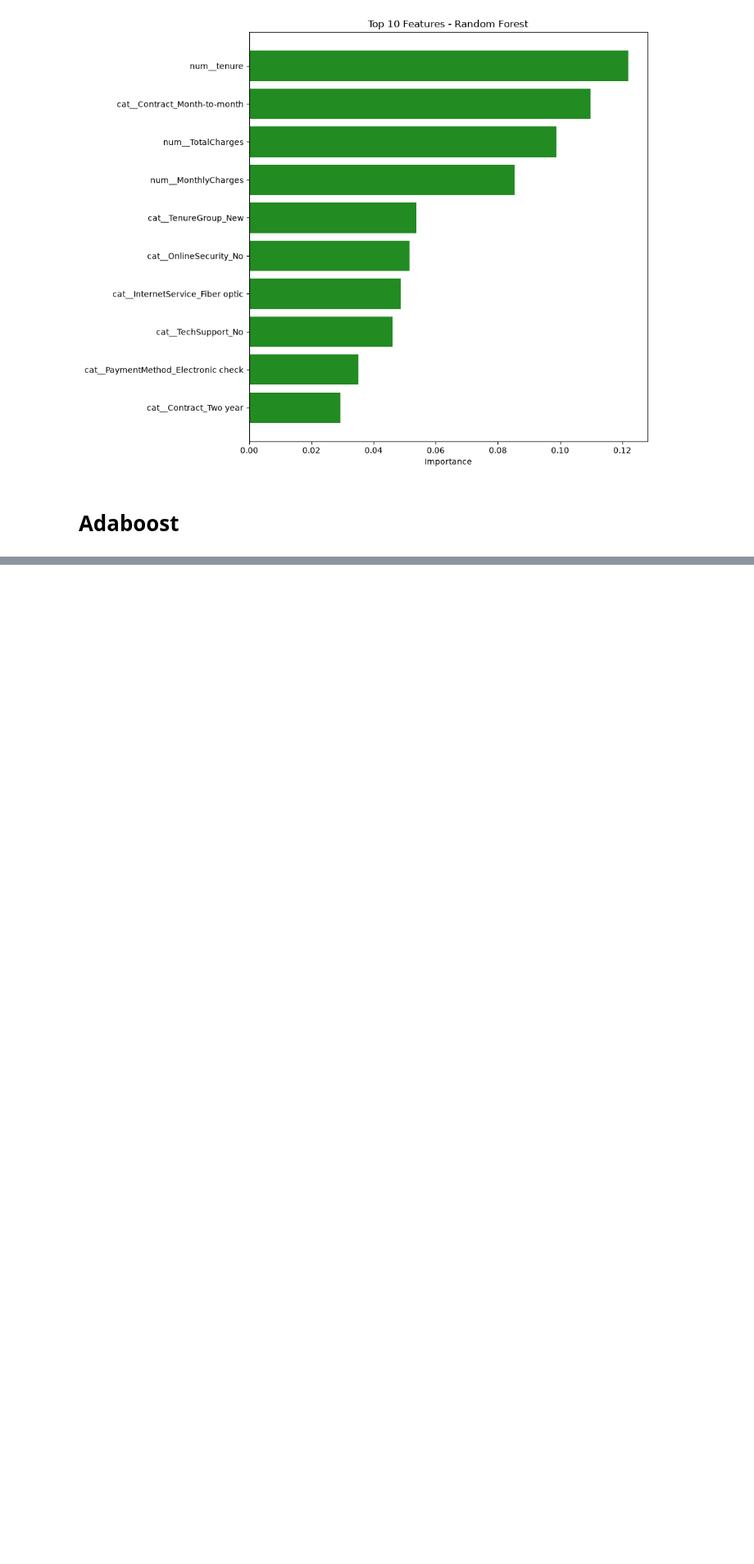
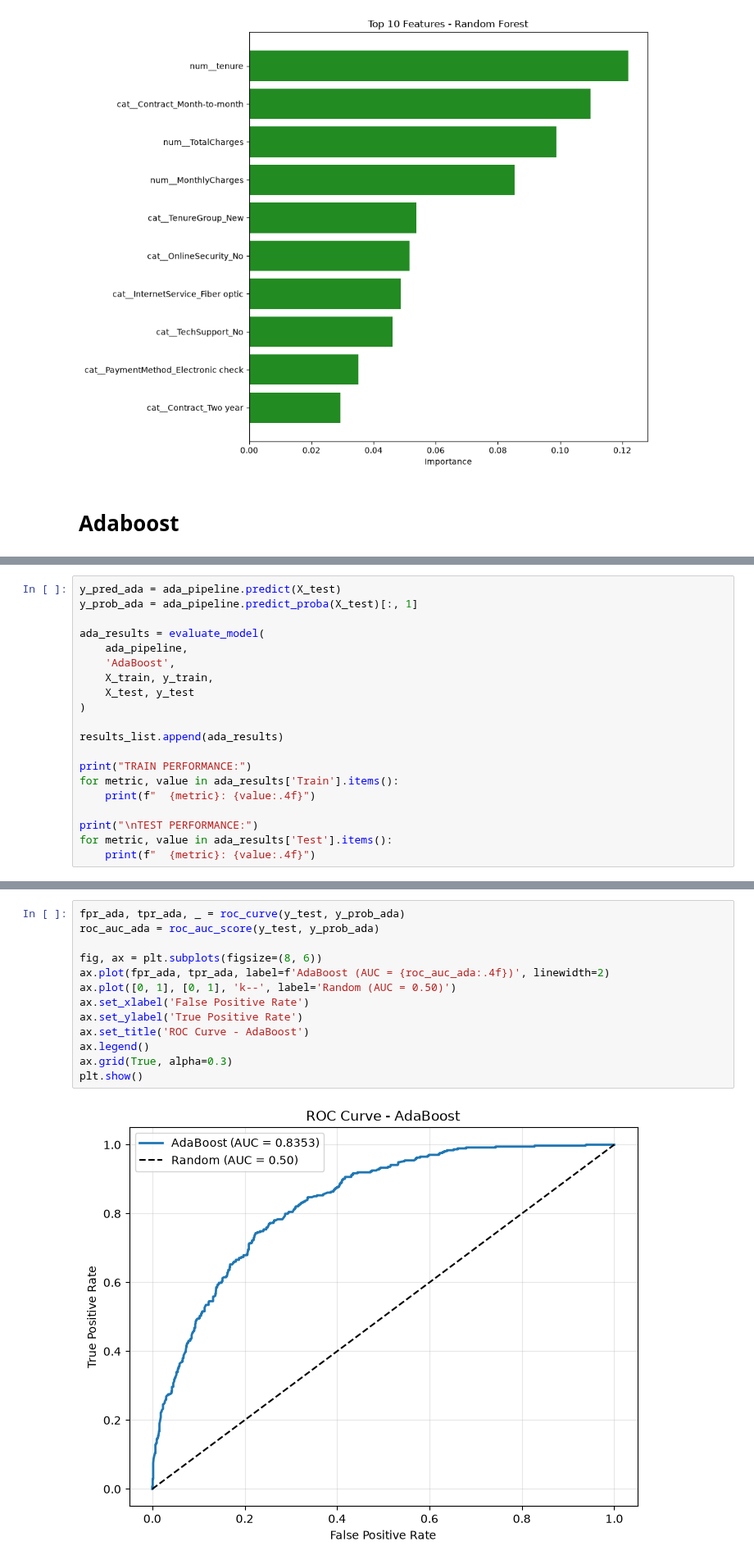
Before and after one commit to SanghviNishank/Customer-Churn-Prediction, a Jupyter notebook: CustomerFinal.ipynb, the cells around one changed output, grey strips where cells are left out. Shown at 82% size. Cells and saved outputs as stored; diff of their text form; blank space fills up the shorter version.

```diff
--- a/CustomerFinal.ipynb
+++ b/CustomerFinal.ipynb
@@ -2636,0 +2662,20 @@ TOP 10 FEATURES - RANDOM FOREST
+# %%
+y_pred_ada = ada_pipeline.predict(X_test)
+y_prob_ada = ada_pipeline.predict_proba(X_test)[:, 1]
+
+ada_results = evaluate_model(
+    ada_pipeline,
+    'AdaBoost',
+    X_train, y_train,
+    X_test, y_test
+)
+
+results_list.append(ada_results)
+
+print("TRAIN PERFORMANCE:")
+for metric, value in ada_results['Train'].items():
+    print(f"  {metric}: {value:.4f}")
+
+print("\nTEST PERFORMANCE:")
+for metric, value in ada_results['Test'].items():
+    print(f"  {metric}: {value:.4f}")
@@ -2636,0 +2798,15 @@ TOP 10 FEATURES - RANDOM FOREST
+# %%
+fpr_ada, tpr_ada, _ = roc_curve(y_test, y_prob_ada)
+roc_auc_ada = roc_auc_score(y_test, y_prob_ada)
+
+fig, ax = plt.subplots(figsize=(8, 6))
+ax.plot(fpr_ada, tpr_ada, label=f'AdaBoost (AUC = {roc_auc_ada:.4f})', linewidth=2)
+ax.plot([0, 1], [0, 1], 'k--', label='Random (AUC = 0.50)')
+ax.set_xlabel('False Positive Rate')
+ax.set_ylabel('True Positive Rate')
+ax.set_title('ROC Curve - AdaBoost')
+ax.legend()
+ax.grid(True, alpha=0.3)
+plt.show()
+# %% [output]
+[figure, added]
```
Also changed, not shown: parts of 44 cells of this notebook.
